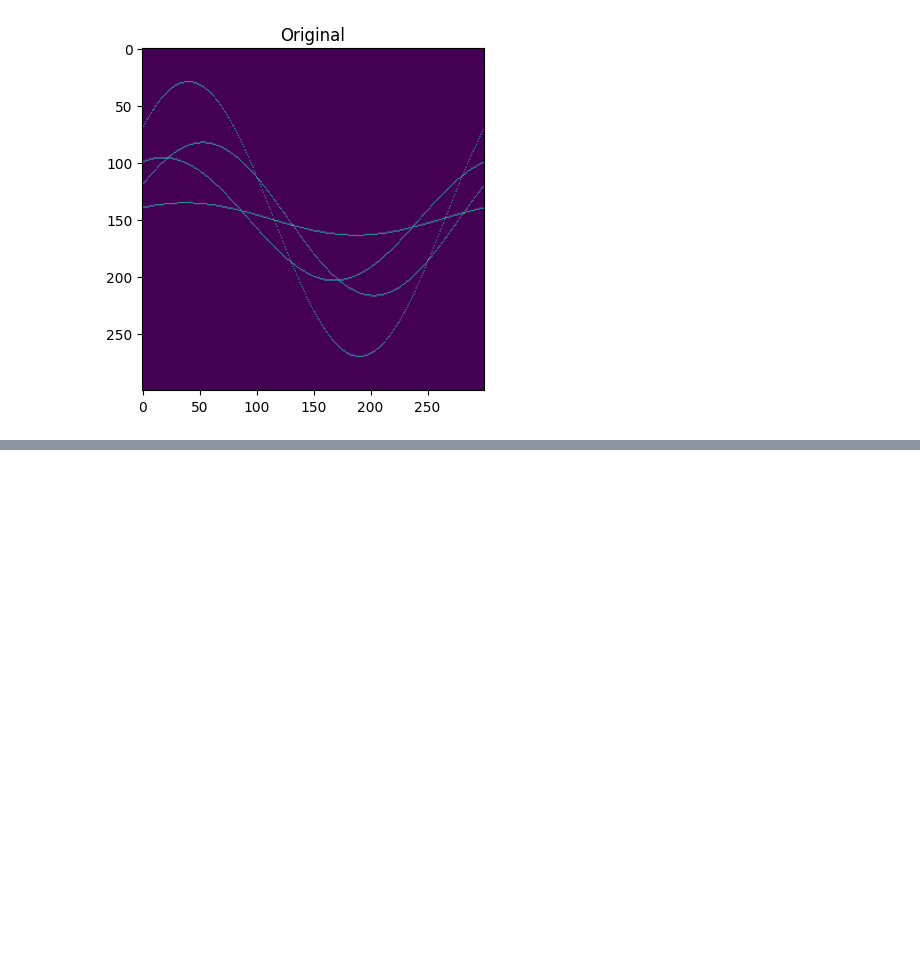
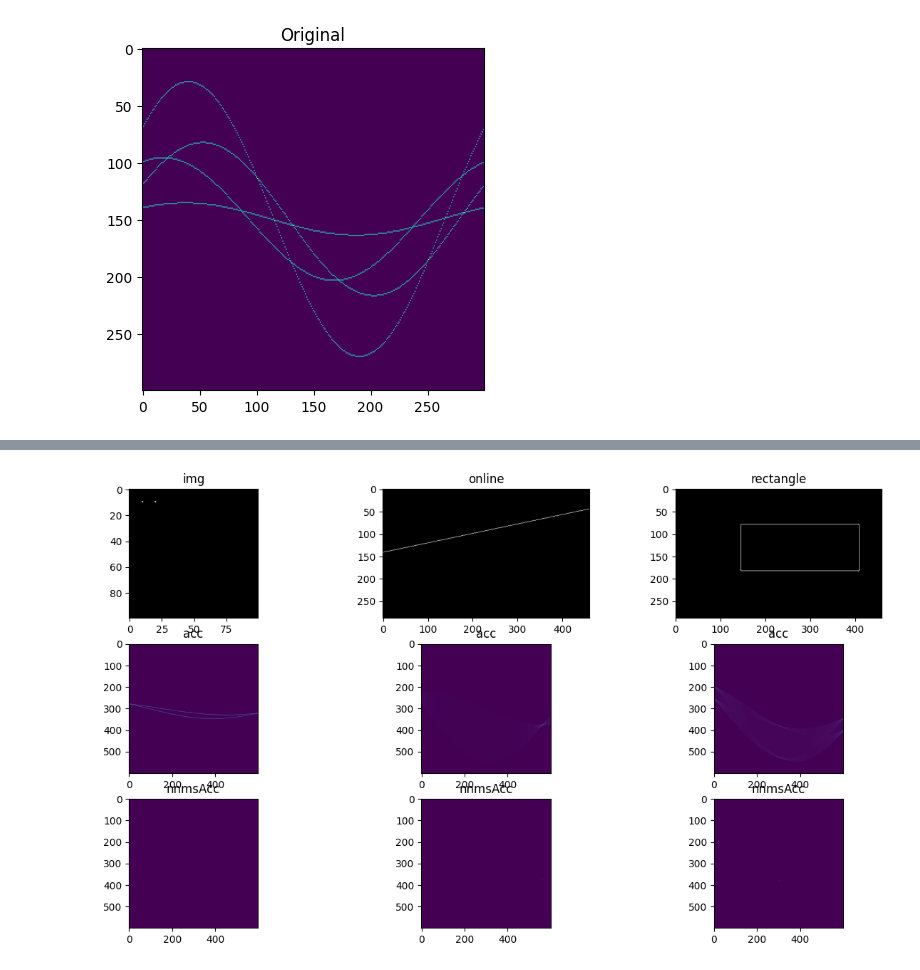
Before and after one commit to theBOSS121/uzassignment3, a Jupyter notebook: exercise3.ipynb, the cells around one changed output, grey strips where cells are left out. Cells and saved outputs as stored; diff of their text form; code cells hidden in the pictures; blank space fills up the shorter version.

```diff
--- a/exercise3.ipynb
+++ b/exercise3.ipynb
@@ -91,0 +120,93 @@ plt.show()
+# %%
+def accumulate(arr, x, y, width, height, fiResolution, roResolution):
+    for i in range(fiResolution):
+        fi = i * width / fiResolution - width / 2
+        ro = (x * np.cos(fi) + y * np.sin(fi))
+        j = int(np.round(ro / height * roResolution + roResolution/2))
+        if j >= 0 and j < roResolution and ro >= -height/2 and ro < height/2:
+            arr[i + j * fiResolution] += 1
+    return arr
+
+def nonmaxima_suppression_box(accumulator, w, h):
+    arr = np.copy(accumulator)
+    for y in range(h):
+        for x in range(w):
+            if arr[x + y * w] > 0 and x > 0 and x < w-1 and y > 0 and y < h-1:
+                v = arr[x + y * w]
+                if v <= arr[x+1 + y * w] or v <= arr[x-1 + y * w] or v <= arr[x + (y+1) * w] or v <= arr[x + (y-1) * w] or v <= arr[x+1 + (y+1) * w] or v <= arr[x-1 + (y-1) * w] or v <= arr[x-1 + (y+1) * w] or v <= arr[x+1 + (y-1) * w]:
+                    arr[x + y * w] = 0
+    return arr
+
+def getFiRoParams(arr, w, threshold):
+    arr[arr < threshold] = 0
+    indexes = np.nonzero(arr)
+    params = np.zeros((len(indexes[0]),3))
+    params[:,0] = indexes[0] % w
+    params[:,1] = np.floor_divide(indexes[0],w)
+    params[:,2] = arr[indexes[0]]
+    params = params[params[:, 2].argsort()]
+    return params[::-1]
+
+def hough_find_lines(img, fiResolution, roResolution, threshold):
+    accumulator = np.zeros(fiResolution * roResolution)
+    width = np.pi
+    height = 2 * np.sqrt(np.sum(np.array(img.shape)**2))
+    for y, row in enumerate(img):
+        for x, pixel in enumerate(row):
+            if pixel != 0:
+                accumulator = accumulate(accumulator, x, y, width, height, fiResolution, roResolution)
+
+    nnmsAcc = nonmaxima_suppression_box(accumulator, fiResolution, roResolution)
+    fiRoParams = getFiRoParams(nnmsAcc, fiResolution, threshold)
+    return accumulator, nnmsAcc, fiRoParams
+
+fiResolution = 600
+roResolution = 600
+temp = np.zeros((100,100))
+temp[10,10] = 1
+temp[10,20] = 1
+acc, nnmsAcc, fiRoParams = hough_find_lines(temp, fiResolution, roResolution, 2)
+
+temp2 = cv2.imread('images/oneline.png') # 0-255
+temp2 = cv2.cvtColor(temp2, cv2.COLOR_BGR2GRAY)
+temp2 = temp2.astype(np.float64)
+tempEdges2, tempEdgesThinned2 = findedges(temp2, 1, 40)
+acc2, nnmsAcc2, fiRoParams2 = hough_find_lines(tempEdgesThinned2, fiResolution, roResolution, 200)
+
+temp3 = cv2.imread('images/rectangle.png') # 0-255
+temp3 = cv2.cvtColor(temp3, cv2.COLOR_BGR2GRAY)
+temp3 = temp3.astype(np.float64)
+tempEdges3, tempEdgesThinned3 = findedges(temp3, 1, 40)
+acc3, nnmsAcc3, fiRoParams3 = hough_find_lines(tempEdgesThinned3, fiResolution, roResolution, 105)
+
+f = plt.figure(figsize=(15, 8))
+f.add_subplot(3, 3, 1)
+plt.imshow(temp, cmap="gray")
+plt.title("img")
+f.add_subplot(3, 3, 4)
+plt.imshow(np.reshape(acc, (roResolution,fiResolution)))
+plt.title("acc")
+f.add_subplot(3, 3, 7)
+plt.imshow(np.reshape(nnmsAcc, (roResolution, fiResolution)))
+plt.title("nnmsAcc")
+f.add_subplot(3, 3, 2)
+plt.imshow(tempEdgesThinned2, cmap="gray")
+plt.title("online")
+f.add_subplot(3, 3, 5)
+plt.imshow(np.reshape(acc2, (roResolution,fiResolution)))
+plt.title("acc")
+f.add_subplot(3, 3, 8)
+plt.imshow(np.reshape(nnmsAcc2, (roResolution, fiResolution)))
+plt.title("nnmsAcc")
+f.add_subplot(3, 3, 3)
+plt.imshow(tempEdgesThinned3, cmap="gray")
+plt.title("rectangle")
+f.add_subplot(3, 3, 6)
+plt.imshow(np.reshape(acc3, (roResolution,fiResolution)))
+plt.title("acc")
+f.add_subplot(3, 3, 9)
+plt.imshow(np.reshape(nnmsAcc3, (roResolution, fiResolution)))
+plt.title("nnmsAcc")
+plt.show()
+# %% [output]
+[figure, added]
```
Also changed, not shown: parts of 12 cells of this notebook, 1 other file.
